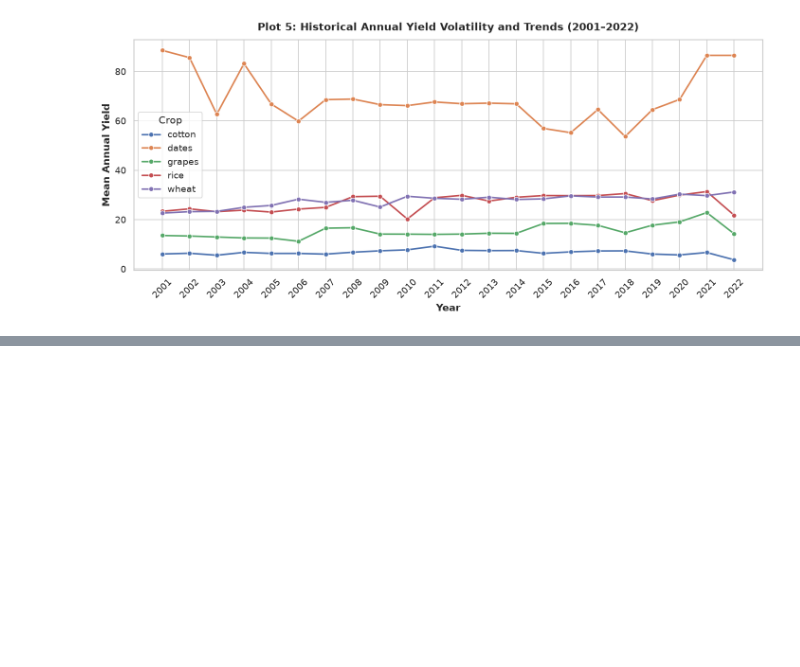
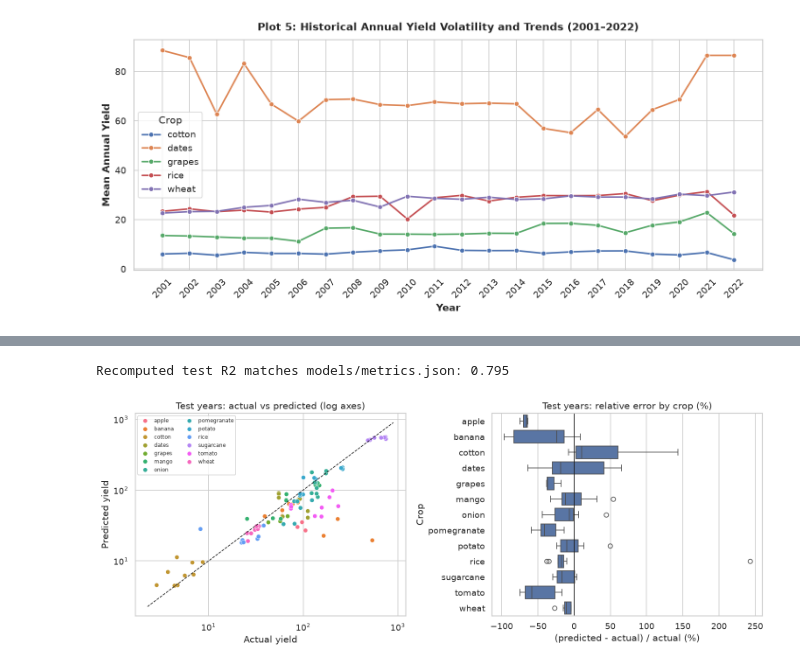
Before and after one commit to SyedMuhammadHunain/Climate-Machine-Learning, a Jupyter notebook: notebooks/01_low_water_crop_selection.ipynb, the cells around one changed output, grey strips where cells are left out. Saved outputs shown, nothing was run; the diff lists cells and outputs as text; code cells hidden in the pictures; blank space fills up the shorter version.

```diff
--- a/notebooks/01_low_water_crop_selection.ipynb
+++ b/notebooks/01_low_water_crop_selection.ipynb
@@ -620,0 +254,18 @@ plt.show()
+# %%
+import joblib
+RETRAIN = False
+if RETRAIN:
+    training.train(PROJECT_ROOT / "models")
+
+metrics = json.loads((PROJECT_ROOT / "models" / "metrics.json").read_text())
+pipeline = joblib.load(PROJECT_ROOT / "models" / "crop_yield_pipeline.joblib")
+
+rows = []
+for name, parts in metrics["baselines"].items():
+    for split in ("val", "test"):
+        rows.append({"model": f"baseline: {name}", "split": split, **parts[split]})
+for name, info in metrics["models"].items():
+    for split in ("val", "test"):
+        rows.append({"model": info["label"], "split": split, **info[split]})
+comparison = pd.DataFrame(rows).set_index(["model", "split"]).round(3)
+comparison
@@ -620,0 +285,22 @@ plt.show()
+# %%
+te = splits["test"]
+pred = pipeline.predict(te[F.FEATURE_COLS])
+
+from sklearn.metrics import r2_score
+chosen = metrics["chosen"]["name"]
+assert np.isclose(r2_score(te["Yield"], pred), metrics["models"][chosen]["test"]["r2"], rtol=1e-6)
+print("Recomputed test R2 matches models/metrics.json:", round(r2_score(te["Yield"], pred), 3))
+
+fig, (ax1, ax2) = plt.subplots(1, 2, figsize=(13, 5))
+sns.scatterplot(x=te["Yield"], y=pred, hue=te["Crop"], ax=ax1)
+lim = [te["Yield"].min() * 0.8, te["Yield"].max() * 1.2]
+ax1.plot(lim, lim, "k--", lw=1); ax1.set_xscale("log"); ax1.set_yscale("log")
+ax1.set_title("Test years: actual vs predicted (log axes)"); ax1.set_xlabel("Actual yield"); ax1.set_ylabel("Predicted yield")
+ax1.legend(fontsize=7, ncol=2)
+rel_err = ((pred - te["Yield"]) / te["Yield"] * 100)
+sns.boxplot(x=rel_err, y=te["Crop"], ax=ax2)
+ax2.axvline(0, color="k", lw=1); ax2.set_title("Test years: relative error by crop (%)"); ax2.set_xlabel("(predicted - actual) / actual (%)")
+plt.tight_layout(); plt.show()
+# %% [output]
+Recomputed test R2 matches models/metrics.json: 0.795
+[figure, added]
```
Also changed, not shown: parts of 23 cells of this notebook, 10 other files.
